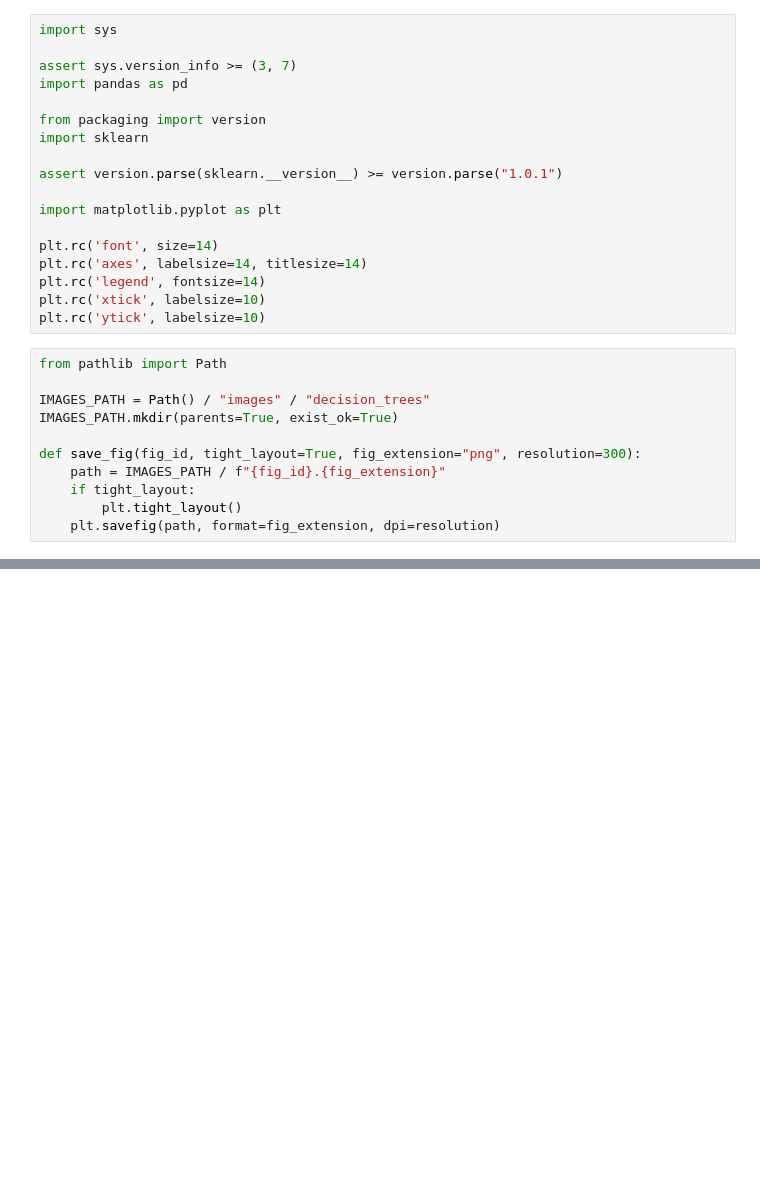
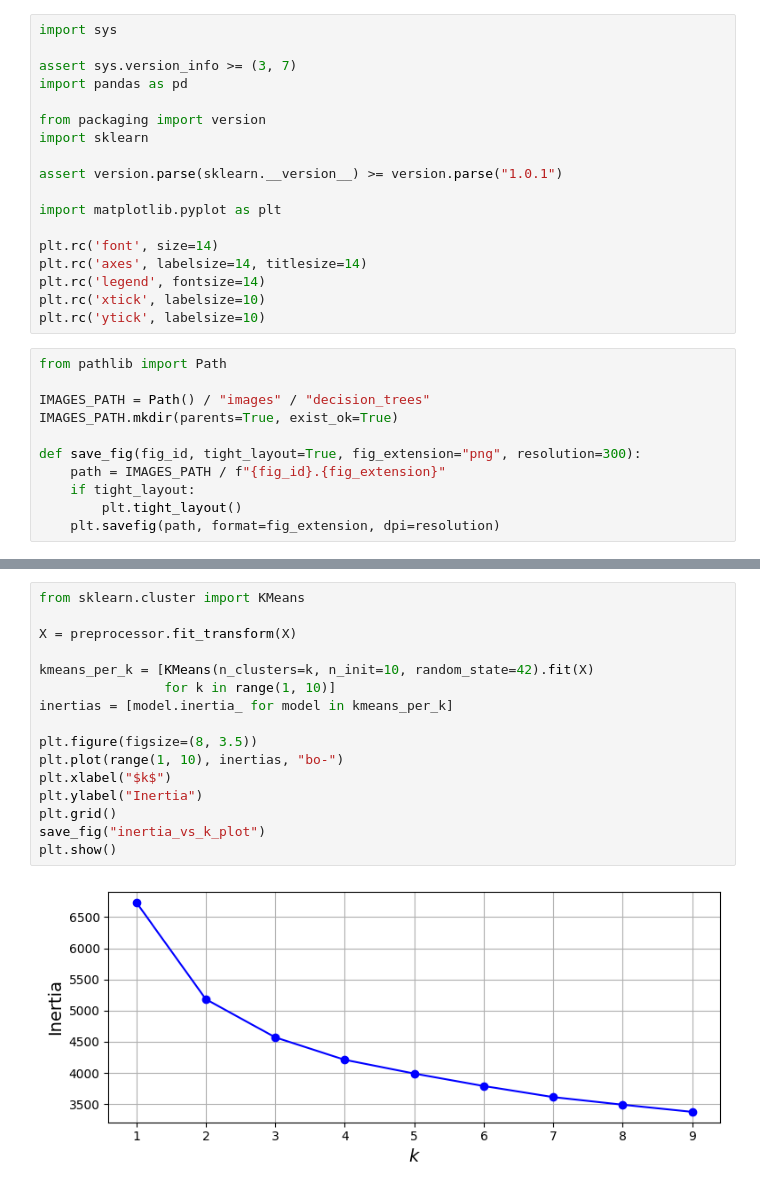
Before and after one commit to IDM4s-2025/TC2034-final-team8, a Jupyter notebook: k_means.ipynb, the cells around one changed output, grey strips where cells are left out. Cells and saved outputs as stored; diff of their text form; blank space fills up the shorter version.

```diff
--- a/k_means.ipynb
+++ b/k_means.ipynb
@@ -102,0 +123,18 @@ plt.show()
+# %%
+from sklearn.cluster import KMeans
+
+X = preprocessor.fit_transform(X)
+
+kmeans_per_k = [KMeans(n_clusters=k, n_init=10, random_state=42).fit(X)
+                for k in range(1, 10)]
+inertias = [model.inertia_ for model in kmeans_per_k]
+
+plt.figure(figsize=(8, 3.5))
+plt.plot(range(1, 10), inertias, "bo-")
+plt.xlabel("$k$")
+plt.ylabel("Inertia")
+plt.grid()
+save_fig("inertia_vs_k_plot")
+plt.show()
+# %% [output]
+[figure, added]
```
Also changed, not shown: parts of 24 cells of this notebook, 2 other files.
